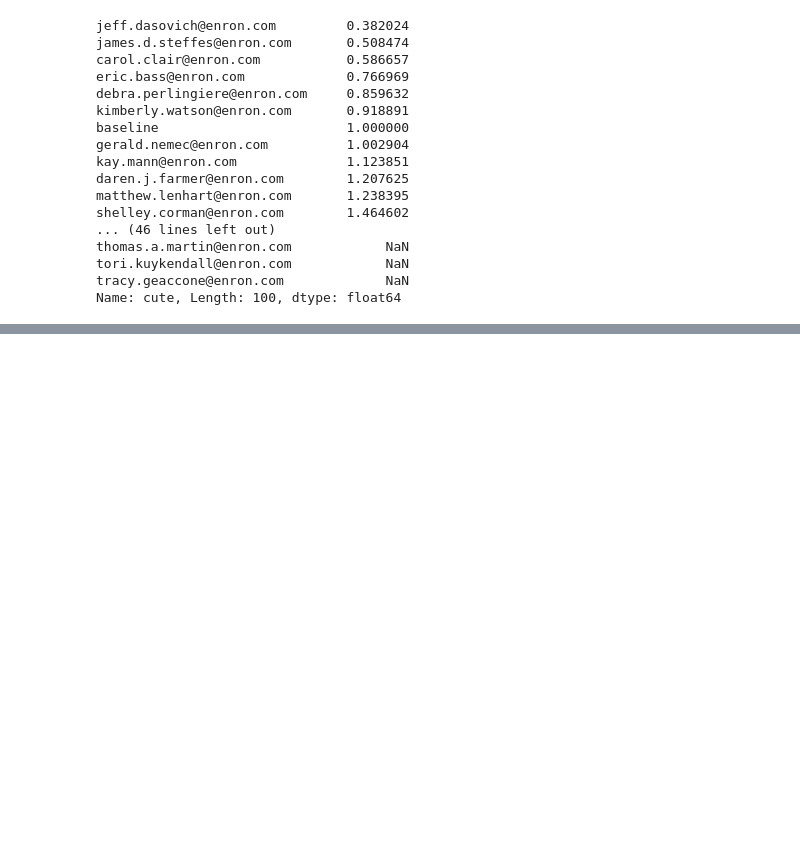
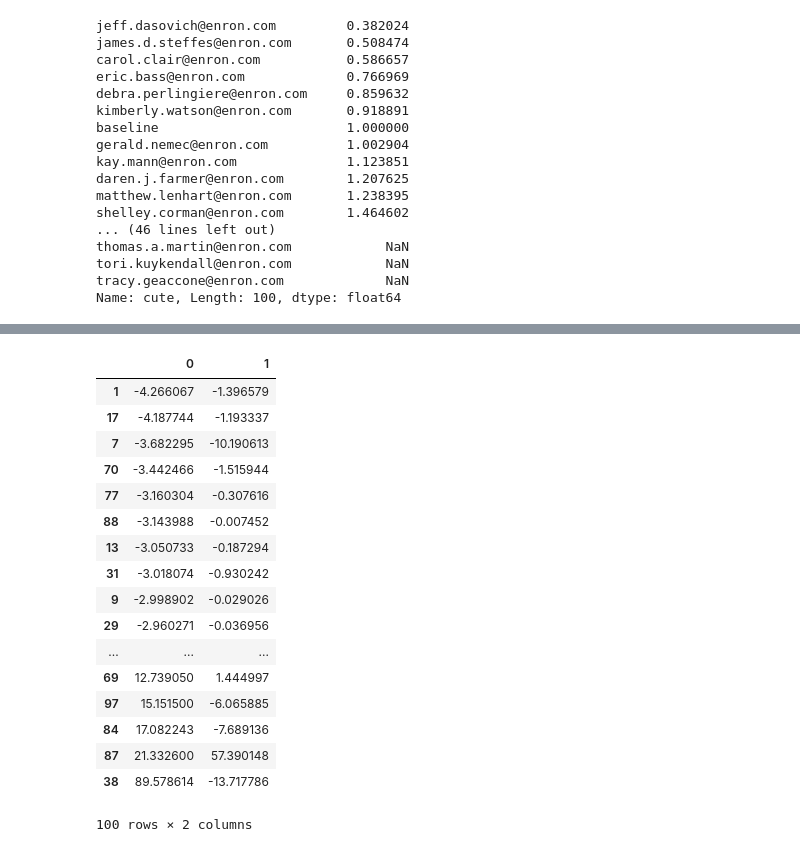
Before and after one commit to artirj/en_personality, a Jupyter notebook: Relative word mentions.ipynb, the cells around one changed output, grey strips where cells are left out. Cells and saved outputs as stored; diff of their text form; code cells hidden in the pictures; blank space fills up the shorter version.

```diff
--- a/Relative word mentions.ipynb
+++ b/Relative word mentions.ipynb
@@ -162,0 +237,21 @@ Name: cute, Length: 100, dtype: float64
+# %%
+pd.DataFrame(pca.fit_transform(X)).sort_values(0)
+# %% [output]
+|  | 0 | 1 |
+| 1 | -4.266067 | -1.396579 |
+| 17 | -4.187744 | -1.193337 |
+| 7 | -3.682295 | -10.190613 |
+| 70 | -3.442466 | -1.515944 |
+| 77 | -3.160304 | -0.307616 |
+| 88 | -3.143988 | -0.007452 |
+| 13 | -3.050733 | -0.187294 |
+| 31 | -3.018074 | -0.930242 |
+| 9 | -2.998902 | -0.029026 |
+| 29 | -2.960271 | -0.036956 |
+| ... | ... | ... |
+| 69 | 12.739050 | 1.444997 |
+| 97 | 15.151500 | -6.065885 |
+| 84 | 17.082243 | -7.689136 |
+| 87 | 21.332600 | 57.390148 |
+| 38 | 89.578614 | -13.717786 |
+100 rows × 2 columns
```
Also changed, not shown: parts of 7 cells of this notebook.
